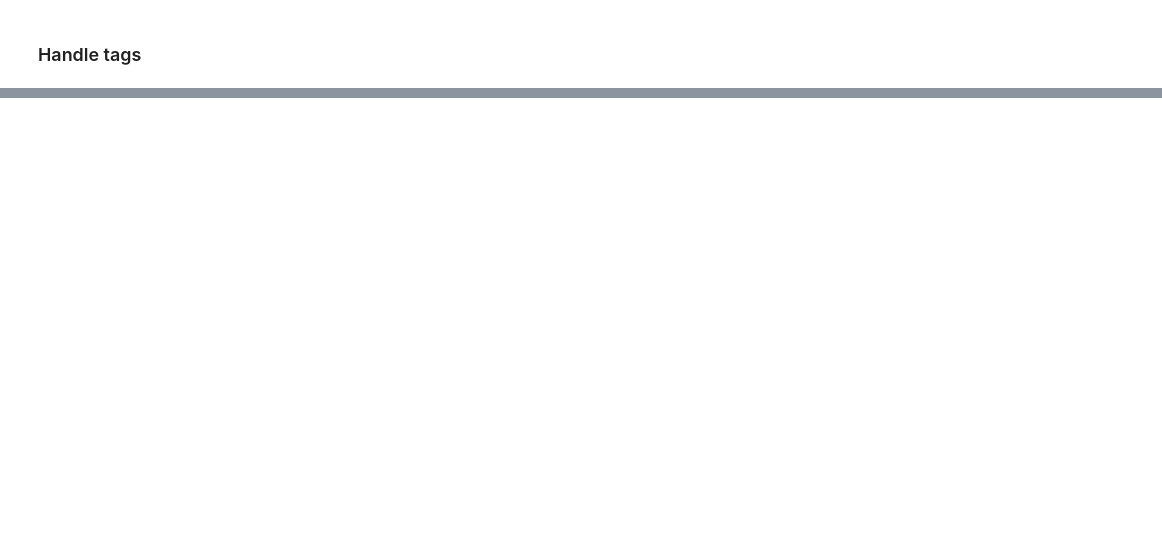
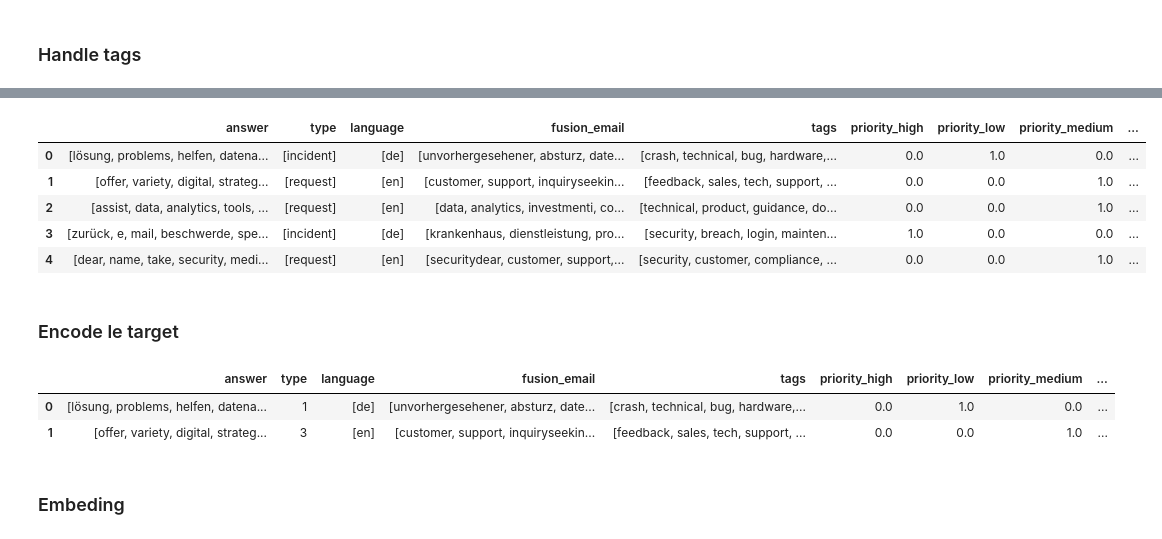
Before and after one commit to Maryemelb/ticket-classification-mlops, a Jupyter notebook: Nootbooks/eda.ipynb, the cells around one changed output, grey strips where cells are left out. Cells and saved outputs as stored; diff of their text form; code cells hidden in the pictures; blank space fills up the shorter version.

```diff
--- a/Nootbooks/eda.ipynb
+++ b/Nootbooks/eda.ipynb
@@ -214,0 +229,3 @@ make tags in one column
+# %%
+df['tags']= df['tag_1']+df['tag_2']+df['tag_3']+df['tag_4']+df['tag_5']+df['tag_5']+df['tag_6']+df['tag_7']+df['tag_8']
+df.head()
@@ -214,0 +239,3 @@ make tags in one column
+# %%
+df.drop(['subject', 'body','tag_1','tag_2','tag_3','tag_4','tag_5', 'tag_6', 'tag_7','tag_8'], axis=1, inplace=True)
+df.head()
@@ -214,0 +262,27 @@ make tags in one column
+# %%
+from sklearn.preprocessing import OneHotEncoder
+
+columns = ['priority', 'queue']
+encoder = OneHotEncoder(sparse_output=False, handle_unknown='ignore')
+for col in columns:
+        # Convert column to 2D and handle NaN
+        df[col]= df[col].str[0]
+        transformed = encoder.fit_transform(df[[col]])
+        # Convert to DataFrame with proper column names
+        transformed_df = pd.DataFrame(
+            transformed,
+            columns=encoder.get_feature_names_out([col]),
+            index=df.index
+        )
+        # delete original column and add encoded columns
+        df = pd.concat([df.drop(columns=[col]), transformed_df], axis=1)
+df.head()
+# %% [output]
+|  | answer | type | language | fusion_email | tags | priority_high | priority_low | priority_medium | ... |
+| 0 | [lösung, problems, helfen, datena... | [incident] | [de] | [unvorhergesehener, absturz, date... | [crash, technical, bug, hardware,... | 0.0 | 1.0 | 0.0 | ... |
+| 1 | [offer, variety, digital, strateg... | [request] | [en] | [customer, support, inquiryseekin... | [feedback, sales, tech, support, ... | 0.0 | 0.0 | 1.0 | ... |
+| 2 | [assist, data, analytics, tools, ... | [request] | [en] | [data, analytics, investmenti, co... | [technical, product, guidance, do... | 0.0 | 0.0 | 1.0 | ... |
+| 3 | [zurück, e, mail, beschwerde, spe... | [incident] | [de] | [krankenhaus, dienstleistung, pro... | [security, breach, login, mainten... | 1.0 | 0.0 | 0.0 | ... |
+| 4 | [dear, name, take, security, medi... | [request] | [en] | [securitydear, customer, support,... | [security, customer, compliance, ... | 0.0 | 0.0 | 1.0 | ... |
+# %% [markdown]
+### Encode le target
@@ -214,0 +293,8 @@ make tags in one column
+# %%
+df.head(2)
+# %% [output]
+|  | answer | type | language | fusion_email | tags | priority_high | priority_low | priority_medium | ... |
+| 0 | [lösung, problems, helfen, datena... | 1 | [de] | [unvorhergesehener, absturz, date... | [crash, technical, bug, hardware,... | 0.0 | 1.0 | 0.0 | ... |
+| 1 | [offer, variety, digital, strateg... | 3 | [en] | [customer, support, inquiryseekin... | [feedback, sales, tech, support, ... | 0.0 | 0.0 | 1.0 | ... |
+# %% [markdown]
+### Embeding
```
Also changed, not shown: parts of 8 cells of this notebook, 9 other files.
